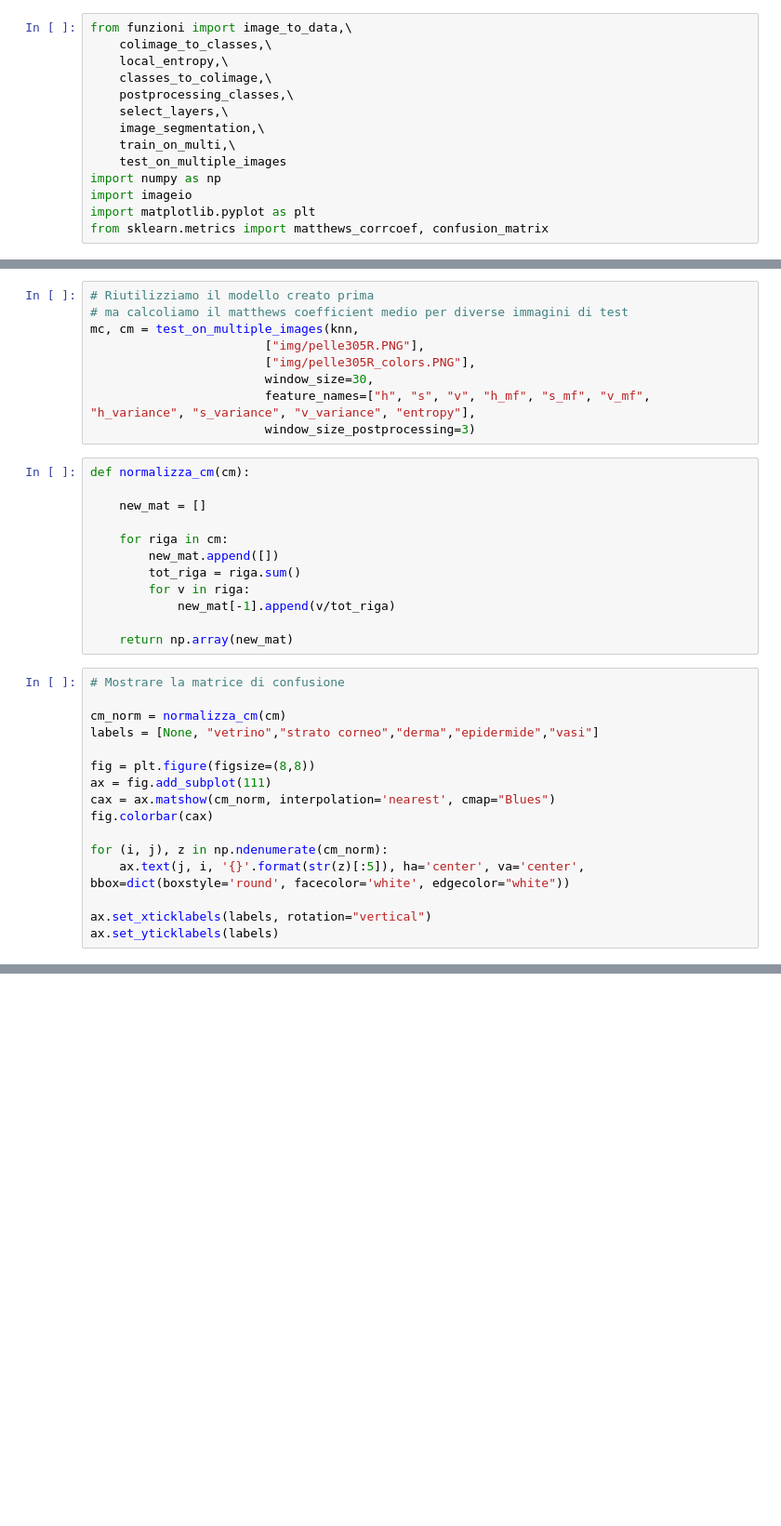
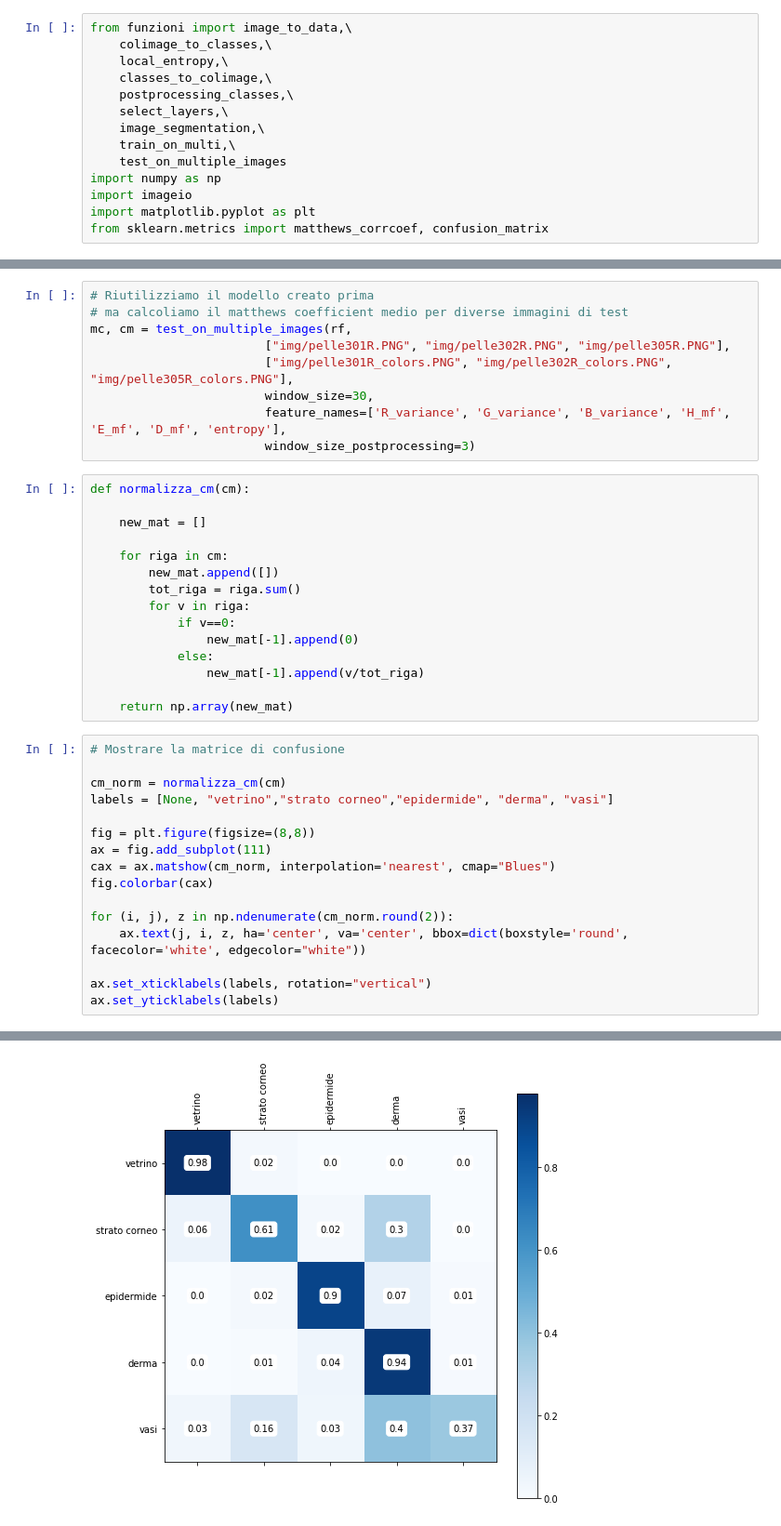
Before and after one commit to Annamaria598/PatternRecognition, a Jupyter notebook: RandmForest_img_segmentation/esecuzione.ipynb, the cells around one changed output, grey strips where cells are left out. Shown at 93% size. Cells and saved outputs as stored; diff of their text form; blank space fills up the shorter version.

```diff
--- a/RandmForest_img_segmentation/esecuzione.ipynb
+++ b/RandmForest_img_segmentation/esecuzione.ipynb
@@ -43,11 +43,11 @@ image_segmentation(
 # %%
 # Riutilizziamo il modello creato prima
 # ma calcoliamo il matthews coefficient medio per diverse immagini di test
-mc, cm = test_on_multiple_images(knn,
-                        ["img/pelle305R.PNG"],
-                        ["img/pelle305R_colors.PNG"],
+mc, cm = test_on_multiple_images(rf,
+                        ["img/pelle301R.PNG", "img/pelle302R.PNG", "img/pelle305R.PNG"],
+                        ["img/pelle301R_colors.PNG", "img/pelle302R_colors.PNG", "img/pelle305R_colors.PNG"],
                         window_size=30,
-                        feature_names=["h", "s", "v", "h_mf", "s_mf", "v_mf", "h_variance", "s_variance", "v_variance", "entropy"],
+                        feature_names=['R_variance', 'G_variance', 'B_variance', 'H_mf', 'E_mf', 'D_mf', 'entropy'],
                         window_size_postprocessing=3)
 # %%
 def normalizza_cm(cm):
@@ -58,22 +58,26 @@ def normalizza_cm(cm):
         new_mat.append([])
         tot_riga = riga.sum()
         for v in riga:
-            new_mat[-1].append(v/tot_riga)
+            if v==0:
+                new_mat[-1].append(0)
+            else:
+                new_mat[-1].append(v/tot_riga)
 
     return np.array(new_mat)
 # %%
 # Mostrare la matrice di confusione
 
 cm_norm = normalizza_cm(cm)
-labels = [None, "vetrino","strato corneo","derma","epidermide","vasi"]
+labels = [None, "vetrino","strato corneo","epidermide", "derma", "vasi"]
 
 fig = plt.figure(figsize=(8,8))
 ax = fig.add_subplot(111)
 cax = ax.matshow(cm_norm, interpolation='nearest', cmap="Blues")
 fig.colorbar(cax)
 
-for (i, j), z in np.ndenumerate(cm_norm):
-    ax.text(j, i, '{}'.format(str(z)[:5]), ha='center', va='center', bbox=dict(boxstyle='round', facecolor='white', edgecolor="white"))
+for (i, j), z in np.ndenumerate(cm_norm.round(2)):
+    ax.text(j, i, z, ha='center', va='center', bbox=dict(boxstyle='round', facecolor='white', edgecolor="white"))
 
 ax.set_xticklabels(labels, rotation="vertical")
 ax.set_yticklabels(labels)
+# %% [output]
@@ -79,0 +91 @@ ax.set_yticklabels(labels)
+[figure, added]
```
Also changed, not shown: parts of 3 cells of this notebook, 49 other files.
